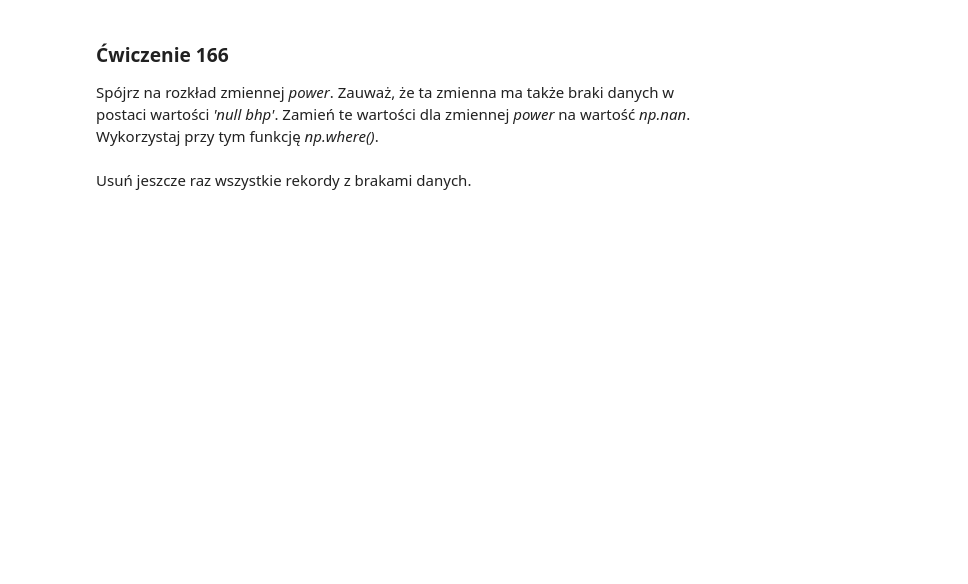
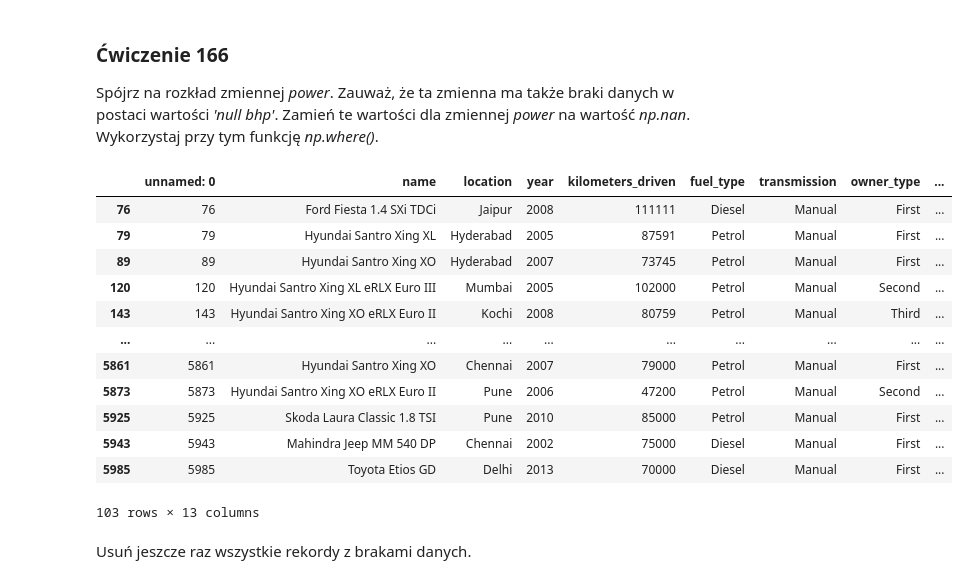
Before and after one commit to Krzesimir13/Data-Science, a Jupyter notebook: 161_170_exercises.ipynb, the cells around one changed output. Saved outputs shown, nothing was run; the diff lists cells and outputs as text; code cells hidden in the pictures; blank space fills up the shorter version.

```diff
--- a/161_170_exercises.ipynb
+++ b/161_170_exercises.ipynb
@@ -34,2 +34,4 @@ Ustaw indeks obiektu _df_ na pierwszą kolumnę. Wyświetl obiekt _df_.
+# %%
+df = pd.read_csv('https://storage.googleapis.com/esmartdata-courses-files/dash-course/data.csv')
 # %% [markdown]
 Wyświetl informacje na temat obiektu _df_.
@@ -60,2 +117,4 @@ Usuń wszystkie wiersze z obiektu _df_ zawierające braki danych. Użyj parametr
+# %%
+df.dropna(inplace=True)
 # %% [markdown]
 Wyświetl raz jeszcze informacje na temat obiektu _df_. Zwróć uwagę na liczbę wierszy i typ danych.
@@ -72,0 +151,3 @@ Wyświetl metodą _head()_ pięć pierwszych wierszy.
+# %%
+df.columns = df.columns.str.lower()
+df.head()
@@ -85,0 +196,3 @@ Zauważ, że zmienna _engine_ jest typu _object_. Usuń 3 ostatnie znaki z każd
+# %%
+df['engine'] = df['engine'].apply(lambda x: x[:-3]).astype(int)
+df.head()
@@ -91,2 +209,19 @@ Spójrz na rozkład zmiennej _power_. Zauważ, że ta zmienna ma także braki da
+# %%
+df = df.where(df != 'null bhp', other=np.nan)
+df[df['power'].isnull()]
+# %% [output]
+|  | unnamed: 0 | name | location | year | kilometers_driven | fuel_type | transmission | owner_type | ... |
+| 76 | 76 | Ford Fiesta 1.4 SXi TDCi | Jaipur | 2008 | 111111 | Diesel | Manual | First | ... |
+| 79 | 79 | Hyundai Santro Xing XL | Hyderabad | 2005 | 87591 | Petrol | Manual | First | ... |
+| 89 | 89 | Hyundai Santro Xing XO | Hyderabad | 2007 | 73745 | Petrol | Manual | First | ... |
+| 120 | 120 | Hyundai Santro Xing XL eRLX Euro III | Mumbai | 2005 | 102000 | Petrol | Manual | Second | ... |
+| 143 | 143 | Hyundai Santro Xing XO eRLX Euro II | Kochi | 2008 | 80759 | Petrol | Manual | Third | ... |
+| ... | ... | ... | ... | ... | ... | ... | ... | ... | ... |
+| 5861 | 5861 | Hyundai Santro Xing XO | Chennai | 2007 | 79000 | Petrol | Manual | First | ... |
+| 5873 | 5873 | Hyundai Santro Xing XO eRLX Euro II | Pune | 2006 | 47200 | Petrol | Manual | Second | ... |
+| 5925 | 5925 | Skoda Laura Classic 1.8 TSI | Pune | 2010 | 85000 | Petrol | Manual | First | ... |
+| 5943 | 5943 | Mahindra Jeep MM 540 DP | Chennai | 2002 | 75000 | Diesel | Manual | First | ... |
+| 5985 | 5985 | Toyota Etios GD | Delhi | 2013 | 70000 | Diesel | Manual | First | ... |
+103 rows × 13 columns
 # %% [markdown]
 Usuń jeszcze raz wszystkie rekordy z brakami danych.
```
Also changed, not shown: parts of 37 cells of this notebook.
